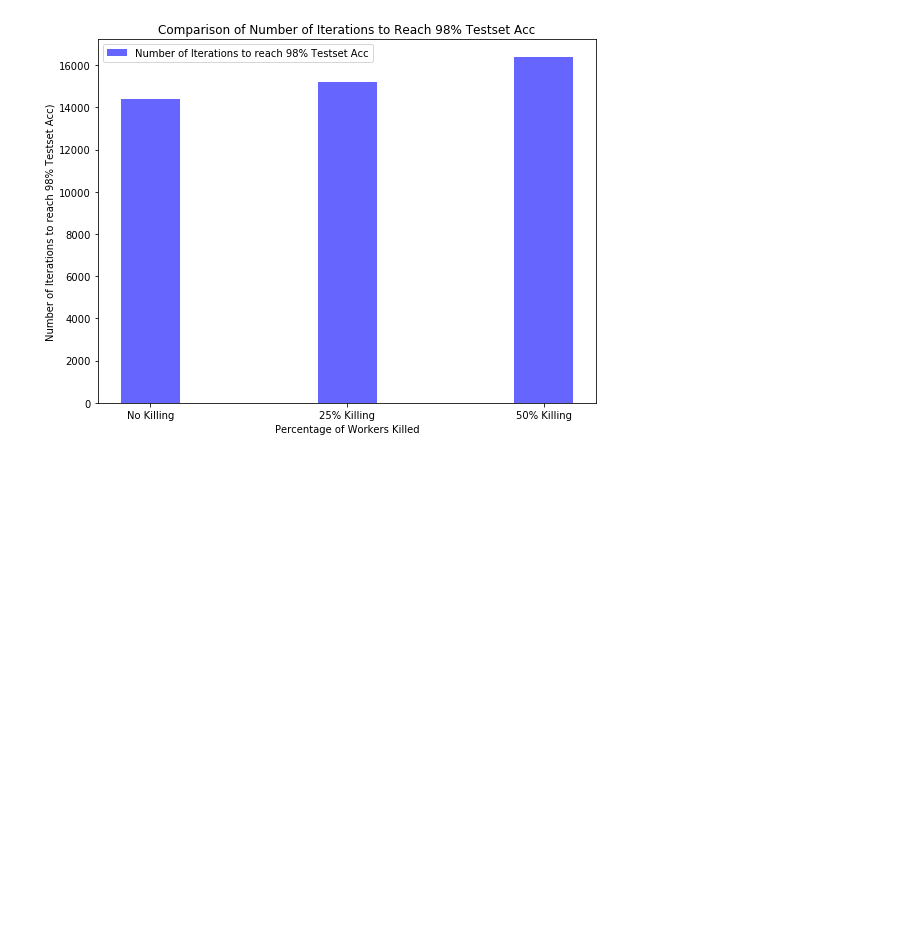
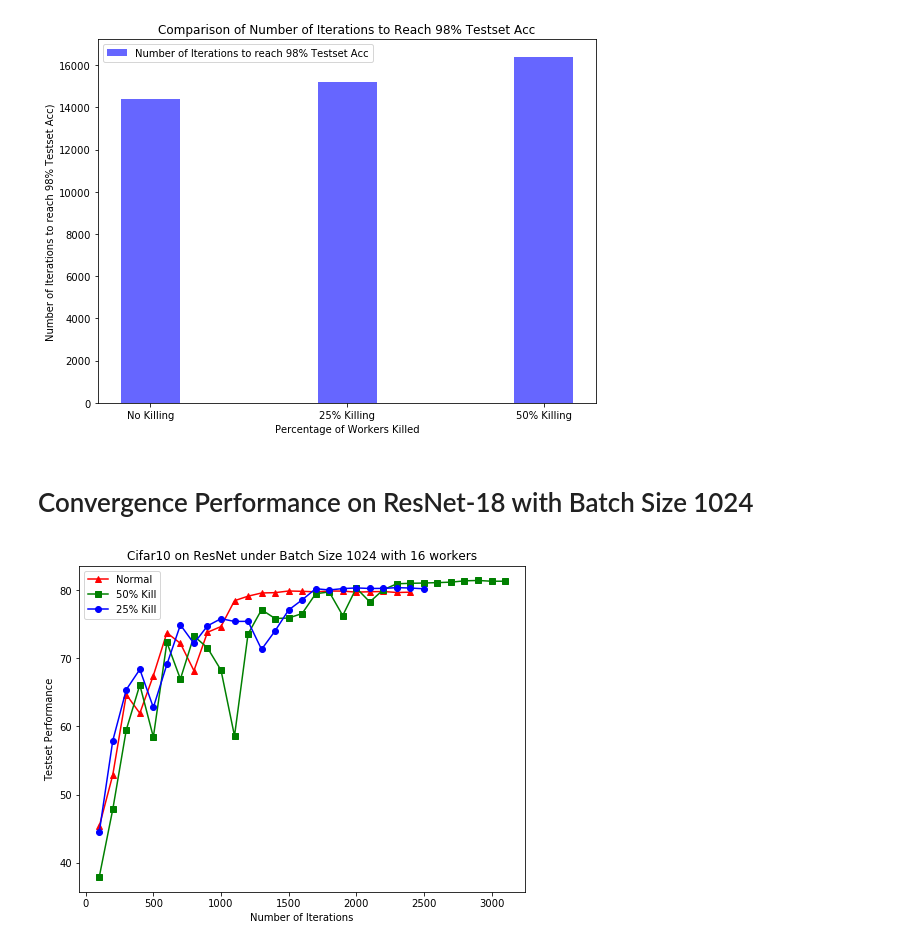
Before and after one commit to hwang595/TF-Pytorch-comparison, a Jupyter notebook: analysis/straggler_convergence_test.ipynb, the cells around one changed output. Drawn from its saved outputs; the diff is of its cells as text; code cells hidden in the pictures; blank space fills up the shorter version.

Commit message:
add resnet kill convergence test

```diff
--- a/analysis/straggler_convergence_test.ipynb
+++ b/analysis/straggler_convergence_test.ipynb
@@ -79,3 +81,5 @@ plt.tight_layout()
 plt.show()
 # %% [output]
 [figure]
+# %% [markdown]
+# Convergence Performance on ResNet-18 with Batch Size 1024
@@ -81,0 +145,12 @@ plt.show()
+# %%
+fig = plt.figure()
+plt.plot([100*i for i in range(1,len(test_performance_normal)+1)], test_performance_normal, '-^r', label='Normal')
+plt.plot([100*i for i in range(1,len(test_performance_50p)+1)], test_performance_50p, '-sg', label='50% Kill')
+plt.plot([100*i for i in range(1,len(test_performance_25p)+1)], test_performance_25p, '-ob', label='25% Kill')
+plt.legend()
+plt.xlabel('Number of Iterations')
+plt.ylabel('Testset Performance')
+plt.title("Cifar10 on ResNet under Batch Size 1024 with 16 workers")
+plt.show()
+# %% [output]
+[figure, added]
```
Also changed, not shown: parts of 2 cells of this notebook.
